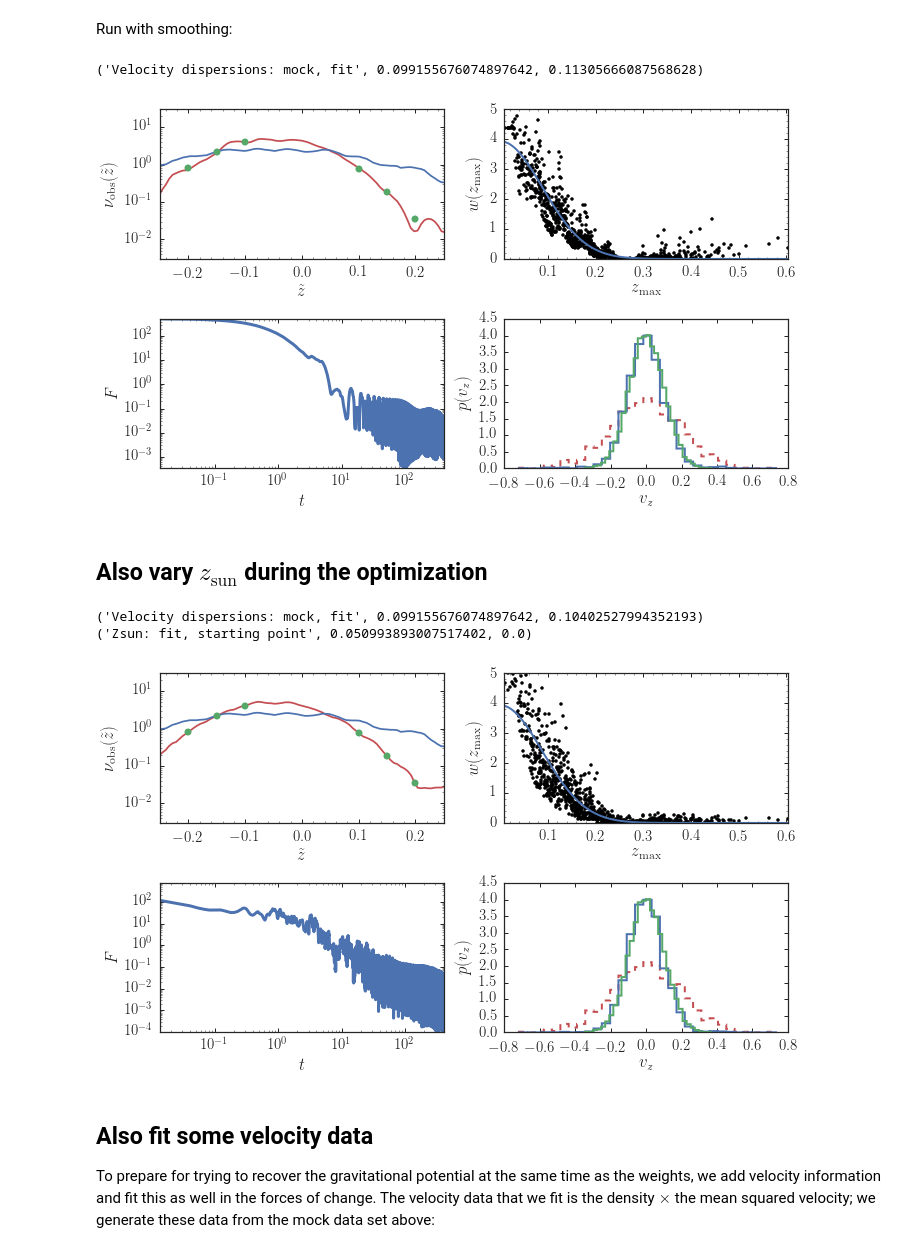
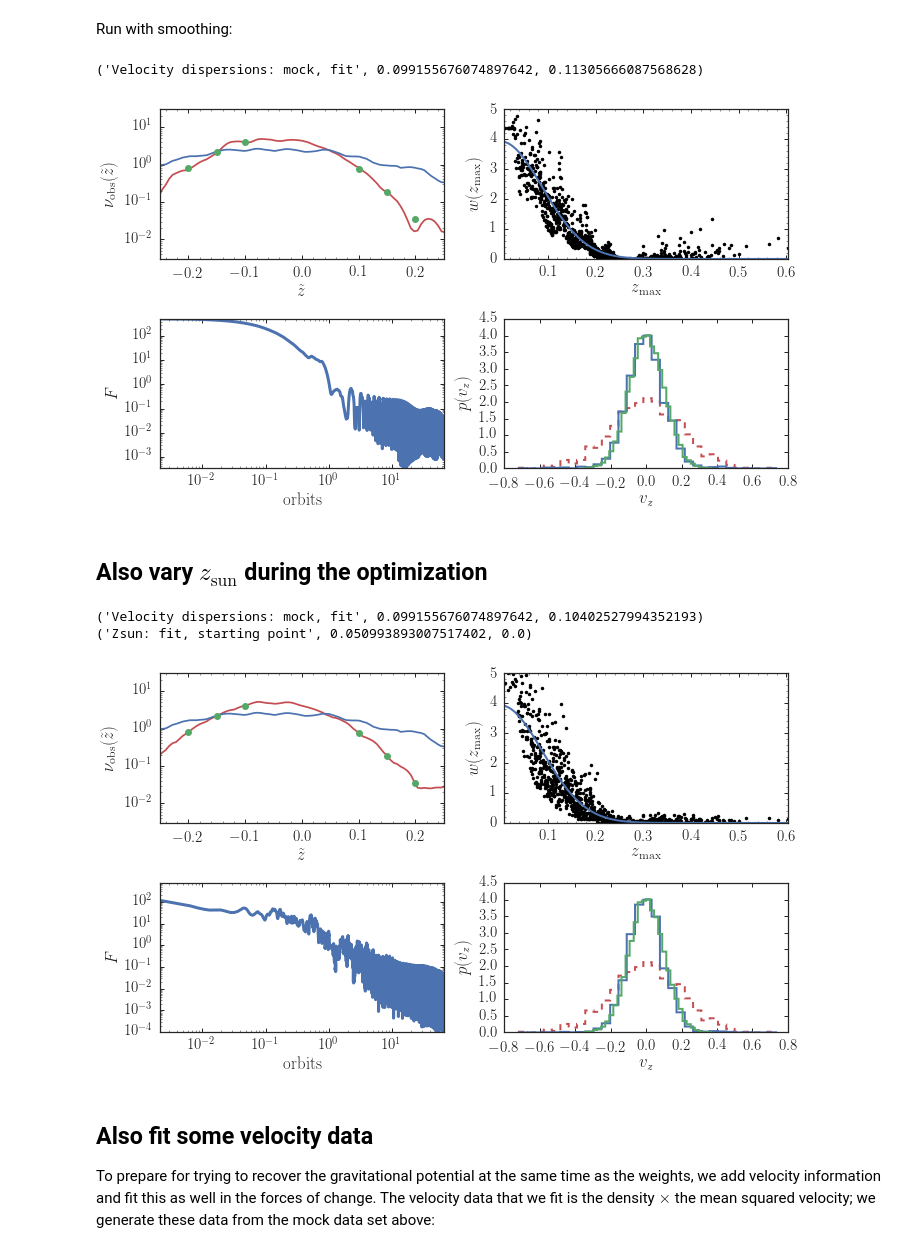
Before and after one commit to jobovy/simple-m2m, a Jupyter notebook: py/HOM2M.ipynb, the cells around one changed output. Cells and saved outputs as stored; diff of their text form; code cells hidden in the pictures.

```diff
--- a/py/HOM2M.ipynb
+++ b/py/HOM2M.ipynb
@@ -104,9 +105,38 @@ def run_m2m_weights(w_init,A_init,phi_init,
                     step=0.001,nstep=1000,
                     eps=0.1,mu=1.,
                     h_m2m=0.02,
-                    smooth=None):
+                    smooth=None,
+                    output_wevolution=False):
+    """
+    NAME:
+       run_m2m_weights
+    PURPOSE:
+       Run M2M on the harmonic-oscillator data to optimize just the weights of the orbits
+    INPUT:
+       w_init - initial weights [N]
+       A_init - initial zmax [N]
+       phi_init - initial angle (rad) [N]
+       omega_m2m - potential parameter omega
+       zsun_m2m - Sun's height above the plane [N]
+       step= stepsize of orbit integration
+       nstep= number of steps to integrate the orbits for
+       eps= M2M epsilon parameter
+       mu= M2M entropy parameter mu
+       h_m2m= kernel size parameter for computing the observables
+       smooth= smoothing parameter alpha (None for no smoothing)
+       output_wevolution= if set to an integer, return the time evolution of this many randomly selected weights
+    OUTPUT:
+       (w_out,Q_out,[wevol,rndindx]) - (output weights [N],objective function as a function of time,
+                                       [weight evolution for randomly selected weights,index of random weights])
+    HISTORY:
+       2016-12-06 - Written - Bovy (UofT/CCA)
+       2016-12-08 - Added output_wevolution - Bovy (UofT/CCA)
+    """
     w_out= copy.deepcopy(w_init)
     Q_out= []
+    if output_wevolution:
+        rndindx= numpy.random.permutation(len(w_out))[:output_wevolution]
+        wevol= numpy.zeros((output_wevolution,nstep))
     if not smooth is None:
         # Smooth the constraints
         phi_now= phi_init
@@ -136,7 +166,13 @@ def run_m2m_weights(w_init,A_init,phi_init,
         # Increment smoothing
         if not smooth is None:
             delta_m2m+= step*smooth*(delta_m2m_new-delta_m2m)
-    return (w_out,numpy.array(Q_out))
+        # Record random weights if requested
+        if output_wevolution:
+            wevol[:,ii]= w_out[rndindx]
+    out= (w_out,numpy.array(Q_out))
+    if output_wevolution:
+        out= out+(wevol,rndindx,)
+    return out
 # %%
 n_m2m= 1000
 sigma_init= 0.2
@@ -221,36 +307,36 @@ z_m2m= A_m2m*numpy.cos(phi_m2m+nstep*step*omega_m2m)
 vz_m2m= -A_m2m*omega_m2m*numpy.sin(phi_m2m+nstep*step*omega_m2m)
 z_out= numpy.linspace(-0.3,0.3,101)
 dens_final= compute_dens(z_m2m,zsun_true,z_out,w_out)
 bovy_plot.bovy_print(axes_labelsize=17.,text_fontsize=12.,xtick_labelsize=15.,ytick_labelsize=15.)
 figsize(10,6)
 subplot(2,2,1)
 bovy_plot.bovy_plot(z_out,dens_init,'-',semilogy=True,
                    xlabel=r'$\tilde{z}$',ylabel=r'$\nu_{\mathrm{obs}}(\tilde{z})$',
                    xrange=[-.25,0.25],yrange=[0.003,30.],gcf=True)
 bovy_plot.bovy_plot(z_obs,dens_obs,'o',semilogy=True,overplot=True)
 bovy_plot.bovy_plot(z_out,dens_final,'-',semilogy=True,overplot=True,zorder=0)
 subplot(2,2,2)
 bovy_plot.bovy_plot(A_m2m,w_out,'k.',xlabel=r'$z_{\mathrm{max}}$',ylabel=r'$w(z_{\mathrm{max}})$',
                    yrange=[0.,5.],gcf=True)
 sindx= numpy.argsort(A_m2m)
 w_expect= numpy.exp((A_m2m[sindx]*omega_m2m)**2./2.*(1./sigma_init**2.-1./sigma_true**2.))
 w_expect/= numpy.sum(w_expect)/len(w_expect)
 plot(A_m2m[sindx],w_expect,lw=2.)
 subplot(2,2,3)
-bovy_plot.bovy_plot(numpy.linspace(0.,1.,nstep)*nstep*step*omega_m2m,numpy.sum(Q,axis=1),lw=3.,
-                   loglog=True,xlabel=r'$t$',ylabel=r'$F$',gcf=True)
+bovy_plot.bovy_plot(numpy.linspace(0.,1.,nstep)*nstep*step*omega_m2m/2./numpy.pi,numpy.sum(Q,axis=1),lw=3.,
+                   loglog=True,xlabel=r'$\mathrm{orbits}$',ylabel=r'$F$',gcf=True)
 subplot(2,2,4)
 _= hist(vz_m2m,weights=w_out,histtype='step',lw=2.,normed=True,bins=31,zorder=1)
 _= hist(vz_mock,histtype='step',lw=2.,normed=True,bins=31,zorder=2)
 _= hist(vz_m2m,histtype='step',lw=2.,normed=True,bins=31,ls='--',zorder=0)
 xlabel(r'$v_z$')
 ylabel(r'$p(v_z)$')
 print("Velocity dispersions: mock, fit",numpy.std(vz_mock),\
       numpy.sqrt(numpy.sum(w_out*(vz_m2m-numpy.sum(w_out*vz_m2m)/numpy.sum(w_out))**2.)/numpy.sum(w_out)))
 tight_layout()
 # %% [output]
 ('Velocity dispersions: mock, fit', 0.099155676074897642, 0.11305666087568628)
-[figure, old version]
+[figure, new version]
 # %% [markdown]
 ## Also vary $z_\mathrm{sun}$ during the optimization
 # %%
@@ -345,8 +431,8 @@ w_expect= numpy.exp((A_m2m[sindx]*omega_m2m)**2./2.*(1./sigma_init**2.-1./sigma_
 w_expect/= numpy.sum(w_expect)/len(w_expect)
 plot(A_m2m[sindx],w_expect,lw=2.)
 subplot(2,2,3)
-bovy_plot.bovy_plot(numpy.linspace(0.,1.,nstep)*nstep*step*omega_m2m,numpy.sum(Q,axis=1),lw=3.,
-                   loglog=True,xlabel=r'$t$',ylabel=r'$F$',gcf=True)
+bovy_plot.bovy_plot(numpy.linspace(0.,1.,nstep)*nstep*step*omega_m2m/2./numpy.pi,numpy.sum(Q,axis=1),lw=3.,
+                   loglog=True,xlabel=r'$\mathrm{orbits}$',ylabel=r'$F$',gcf=True)
 subplot(2,2,4)
 _= hist(vz_m2m,weights=w_out,histtype='step',lw=2.,normed=True,bins=31,zorder=1)
 _= hist(vz_mock,histtype='step',lw=2.,normed=True,bins=31,zorder=2)
@@ -360,7 +446,7 @@ print("Zsun: fit, starting point",zsun_out, zsun_m2m)
 # %% [output]
 ('Velocity dispersions: mock, fit', 0.099155676074897642, 0.10402527994352193)
 ('Zsun: fit, starting point', 0.050993893007517402, 0.0)
-[figure, old version]
+[figure, new version]
 # %% [markdown]
 ## Also fit some velocity data
 
```
Also changed, not shown: parts of 10 cells of this notebook.
